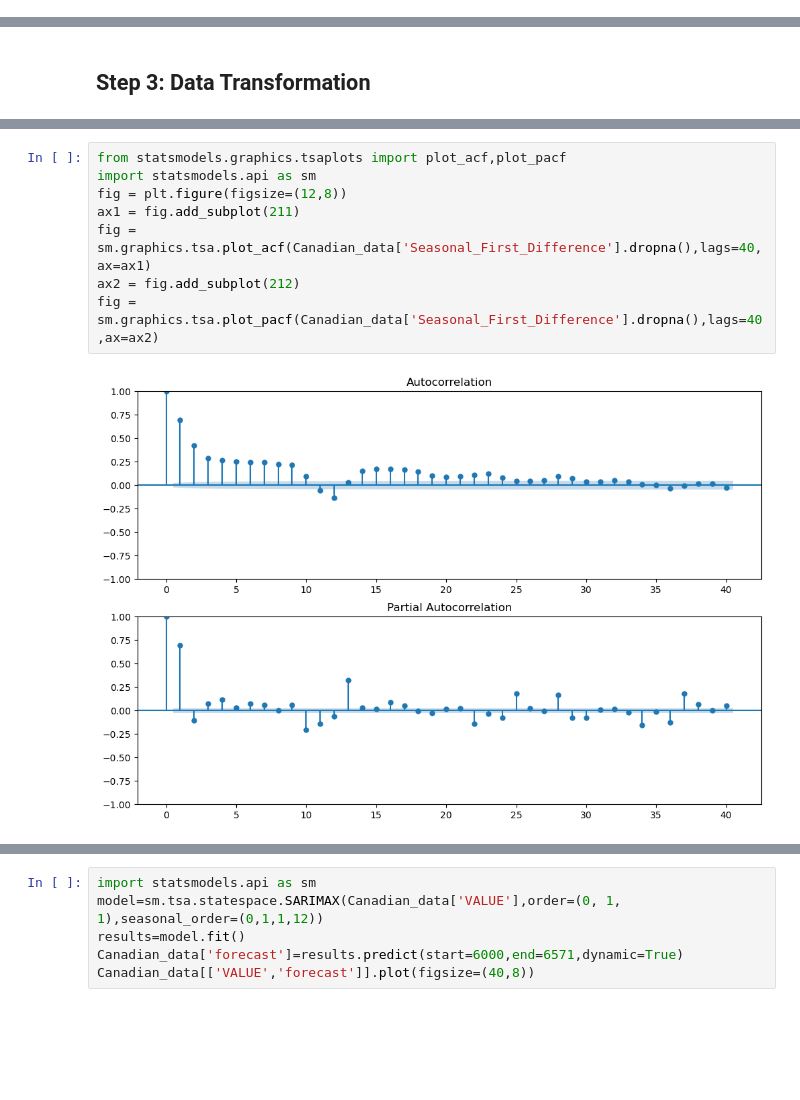
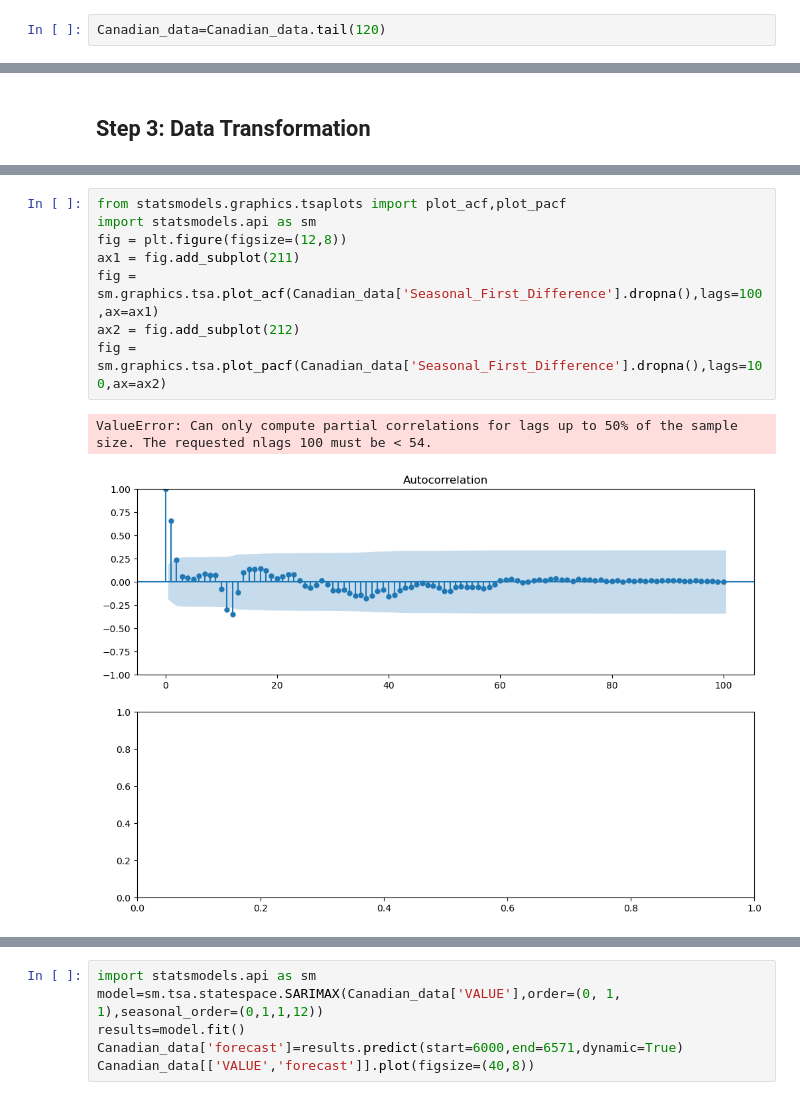
Before and after one commit to CLIUKELLY/ARIMA-Time-Serie-Forecasting, a Jupyter notebook: 02. ARIMA Time Series Forecasting_all data.ipynb, the cells around one changed output, grey strips where cells are left out. Drawn from its saved outputs; the diff is of its cells as text; blank space fills up the shorter version.

```diff
--- a/02. ARIMA Time Series Forecasting_all data.ipynb
+++ b/02. ARIMA Time Series Forecasting_all data.ipynb
@@ -63,6 +63,8 @@ Canadian_data.tail(12)
 | 6579 | 2023-12-01 | 5127895.0 |
 | 6580 | 2024-01-01 | 4334053.0 |
 | 6581 | 2024-02-01 | 5048656.0 |
+# %%
+Canadian_data=Canadian_data.tail(120)
 # %%
 # Check for missing values
 print(Canadian_data.isnull().sum())
@@ -159,13 +163,14 @@ plt.show()
 # %%
 from statsmodels.graphics.tsaplots import plot_acf,plot_pacf
 import statsmodels.api as sm
 fig = plt.figure(figsize=(12,8))
 ax1 = fig.add_subplot(211)
-fig = sm.graphics.tsa.plot_acf(Canadian_data['Seasonal_First_Difference'].dropna(),lags=40,ax=ax1)
+fig = sm.graphics.tsa.plot_acf(Canadian_data['Seasonal_First_Difference'].dropna(),lags=100,ax=ax1)
 ax2 = fig.add_subplot(212)
-fig = sm.graphics.tsa.plot_pacf(Canadian_data['Seasonal_First_Difference'].dropna(),lags=40,ax=ax2)
+fig = sm.graphics.tsa.plot_pacf(Canadian_data['Seasonal_First_Difference'].dropna(),lags=100,ax=ax2)
 # %% [output]
+ValueError: Can only compute partial correlations for lags up to 50% of the sample size. The requested nlags 100 must be < 54.
-[figure, old version]
+[figure, new version]
 # %%
 from statsmodels.tsa.arima.model import ARIMA
 model = ARIMA(Canadian_data['VALUE'], order=(1, 1, 1))
```
Also changed, not shown: parts of 9 cells of this notebook.
